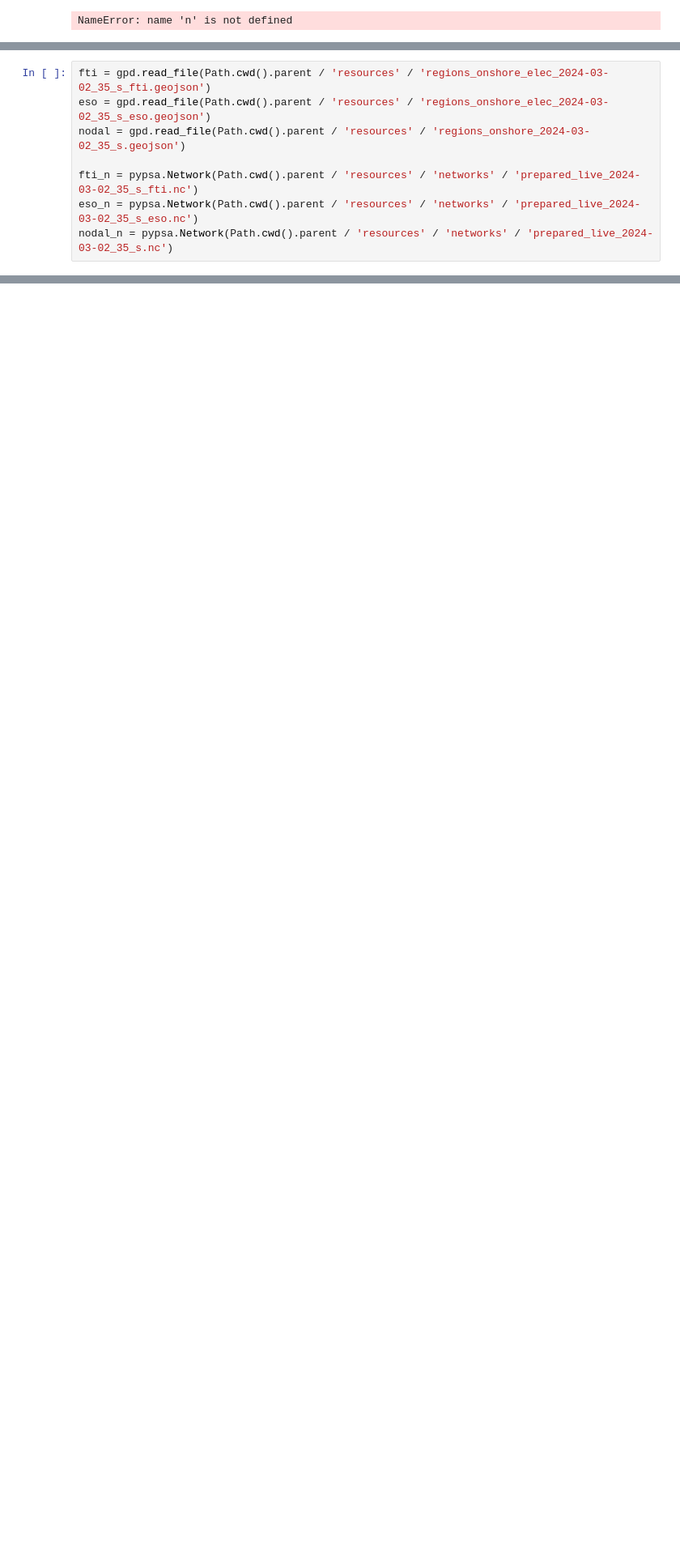
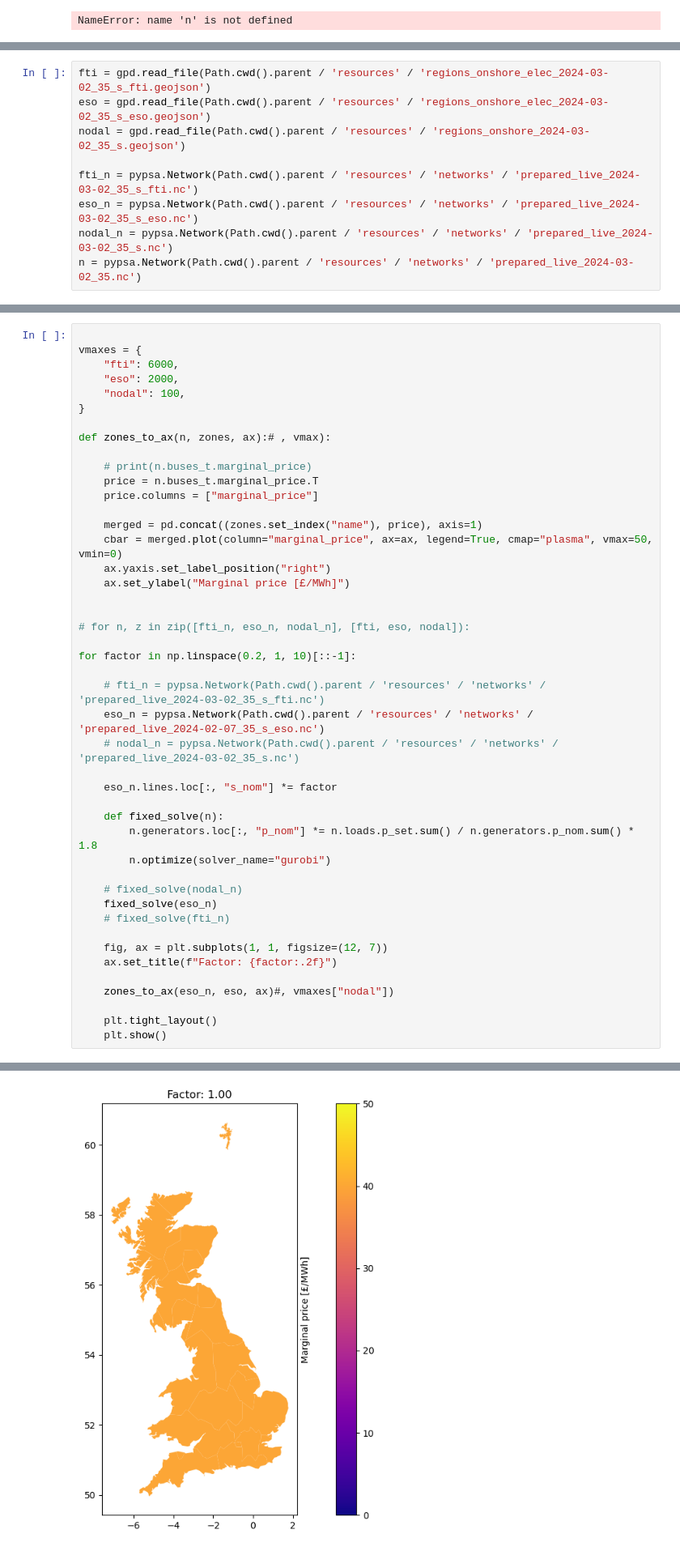
Before and after one commit to LukasFrankenQ/LMP, a Jupyter notebook: notebooks/network_tests.ipynb, the cells around one changed output, grey strips where cells are left out. Shown at 81% size. Cells and saved outputs as stored; diff of their text form; blank space fills up the shorter version.

Commit message:
updated network tests

```diff
--- a/notebooks/network_tests.ipynb
+++ b/notebooks/network_tests.ipynb
@@ -45,6 +45,7 @@ nodal = gpd.read_file(Path.cwd().parent / 'resources' / 'regions_onshore_2024-03
 fti_n = pypsa.Network(Path.cwd().parent / 'resources' / 'networks' / 'prepared_live_2024-03-02_35_s_fti.nc')
 eso_n = pypsa.Network(Path.cwd().parent / 'resources' / 'networks' / 'prepared_live_2024-03-02_35_s_eso.nc')
 nodal_n = pypsa.Network(Path.cwd().parent / 'resources' / 'networks' / 'prepared_live_2024-03-02_35_s.nc')
+n = pypsa.Network(Path.cwd().parent / 'resources' / 'networks' / 'prepared_live_2024-03-02_35.nc')
 # %% [output]
 WARNING:pypsa.io:Importing network from PyPSA version v0.25.1 while current version is v0.25.2. Read the release notes at https://pypsa.readthedocs.io/en/latest/release_notes.html to prepare your netw ...
 INFO:pypsa.io:Imported network prepared_live_2024-03-02_35_s_fti.nc has buses, carriers, generators, lines, links, loads
@@ -201,0 +163,46 @@ nodal_n
+# %%
+
+vmaxes = {
+    "fti": 6000,
+    "eso": 2000,
+    "nodal": 100,
+}
+
+def zones_to_ax(n, zones, ax):# , vmax):
+
+    # print(n.buses_t.marginal_price)
+    price = n.buses_t.marginal_price.T
+    price.columns = ["marginal_price"]
+
+    merged = pd.concat((zones.set_index("name"), price), axis=1)
+    cbar = merged.plot(column="marginal_price", ax=ax, legend=True, cmap="plasma", vmax=50, vmin=0)
+    ax.yaxis.set_label_position("right")
+    ax.set_ylabel("Marginal price [£/MWh]")
+
+
+# for n, z in zip([fti_n, eso_n, nodal_n], [fti, eso, nodal]):
+
+for factor in np.linspace(0.2, 1, 10)[::-1]:
+
+    # fti_n = pypsa.Network(Path.cwd().parent / 'resources' / 'networks' / 'prepared_live_2024-03-02_35_s_fti.nc')
+    eso_n = pypsa.Network(Path.cwd().parent / 'resources' / 'networks' / 'prepared_live_2024-02-07_35_s_eso.nc')
+    # nodal_n = pypsa.Network(Path.cwd().parent / 'resources' / 'networks' / 'prepared_live_2024-03-02_35_s.nc')
+
+    eso_n.lines.loc[:, "s_nom"] *= factor
+
+    def fixed_solve(n):
+        n.generators.loc[:, "p_nom"] *= n.loads.p_set.sum() / n.generators.p_nom.sum() * 1.8
+        n.optimize(solver_name="gurobi")
+
+    # fixed_solve(nodal_n)
+    fixed_solve(eso_n)
+    # fixed_solve(fti_n)
+
+    fig, ax = plt.subplots(1, 1, figsize=(12, 7))
+    ax.set_title(f"Factor: {factor:.2f}")
+
+    zones_to_ax(eso_n, eso, ax)#, vmaxes["nodal"])
+
+    plt.tight_layout()
+    plt.show()
+# %% [output]
@@ -201,0 +238 @@ nodal_n
+[figure, added]
```
Also changed, not shown: parts of 15 cells of this notebook.
